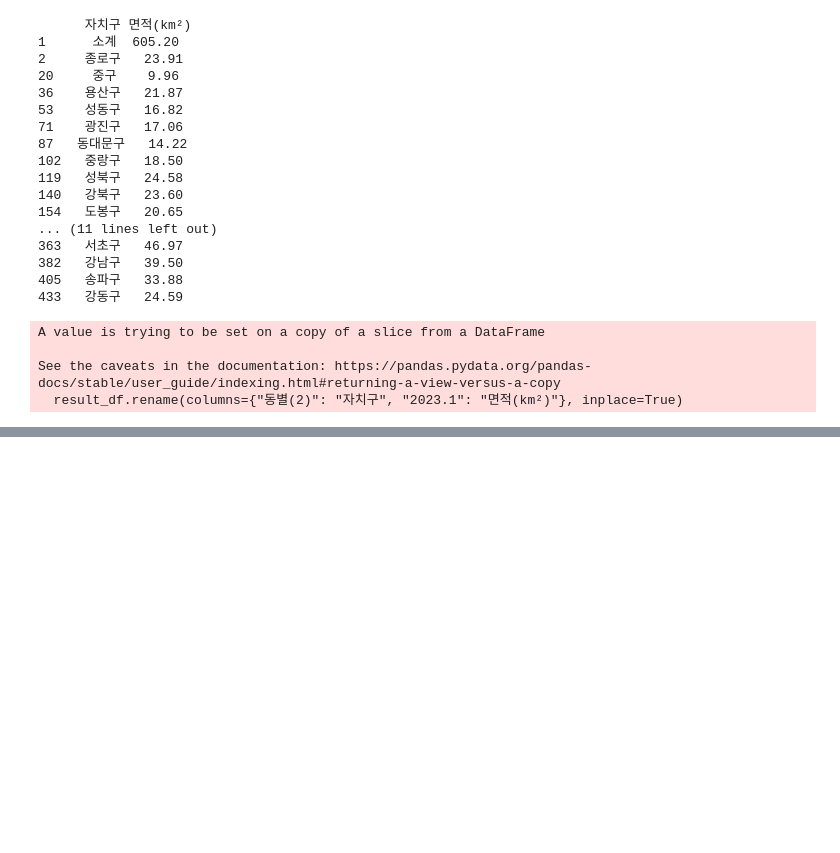
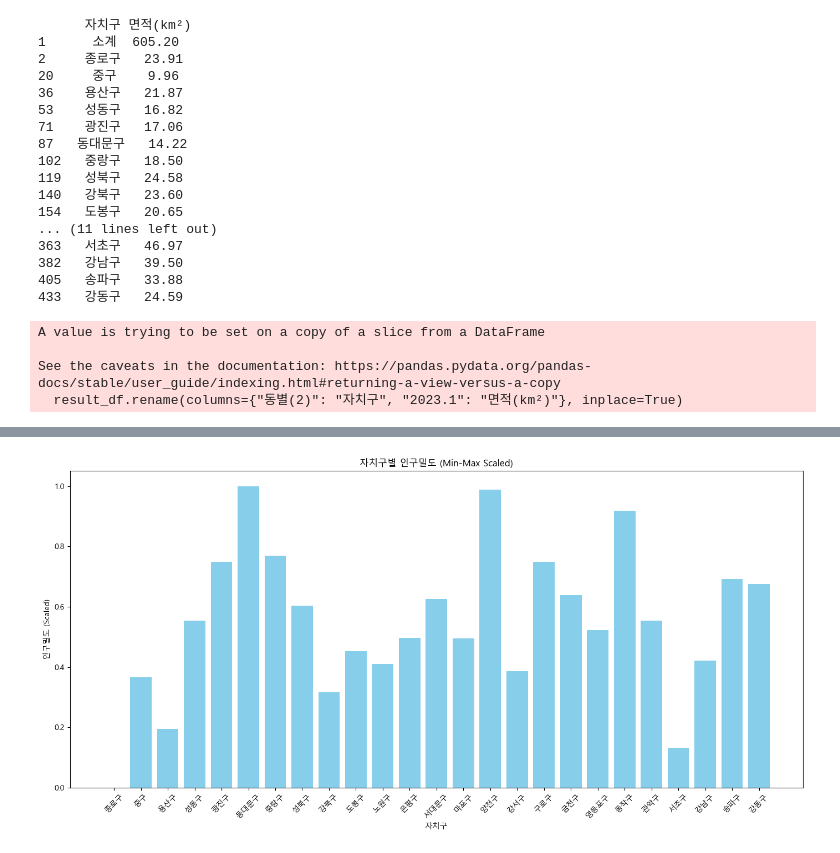
Before and after one commit to lunnyz3/BDP-FINAL-24-, a Jupyter notebook: 전처리/인구밀도/people.ipynb, the cells around one changed output, grey strips where cells are left out. Drawn from its saved outputs; the diff is of its cells as text; code cells hidden in the pictures; blank space fills up the shorter version.

```diff
--- a/전처리/인구밀도/people.ipynb
+++ b/전처리/인구밀도/people.ipynb
@@ -132,0 +229,33 @@ UnicodeDecodeError: 'utf-8' codec can't decode byte 0xc1 in position 0: invalid
+# %%
+# 파일 읽기
+import pandas as pd
+from sklearn.preprocessing import MinMaxScaler
+import matplotlib.pyplot as plt
+
+# 한국어 폰트 설정
+plt.rcParams["font.family"] = "Malgun Gothic"  # 맑은 고딕
+plt.rcParams["axes.unicode_minus"] = False    # 마이너스 기호 문제 방지
+
+# CSV 파일 읽기
+file_path = 'C:/Users/USER/Desktop/people_with_density.csv'
+
+df = pd.read_csv(file_path, encoding="utf-8")
+
+# "합계" 행 제거
+df_filtered = df[df["지역"] != "합계"].copy()
+
+# Min-Max Scaling 적용 (인구밀도)
+scaler = MinMaxScaler()
+df_filtered["인구밀도_scaled"] = scaler.fit_transform(df_filtered[["인구밀도"]])
+
+# 시각화
+plt.figure(figsize=(14, 7))
+plt.bar(df_filtered["지역"], df_filtered["인구밀도_scaled"], color="skyblue")
+plt.title("자치구별 인구밀도 (Min-Max Scaled)")
+plt.xlabel("자치구")
+plt.ylabel("인구밀도 (Scaled)")
+plt.xticks(rotation=45)
+plt.tight_layout()
+plt.show()
+# %% [output]
+[figure, added]
```
Also changed, not shown: parts of 3 cells of this notebook.
